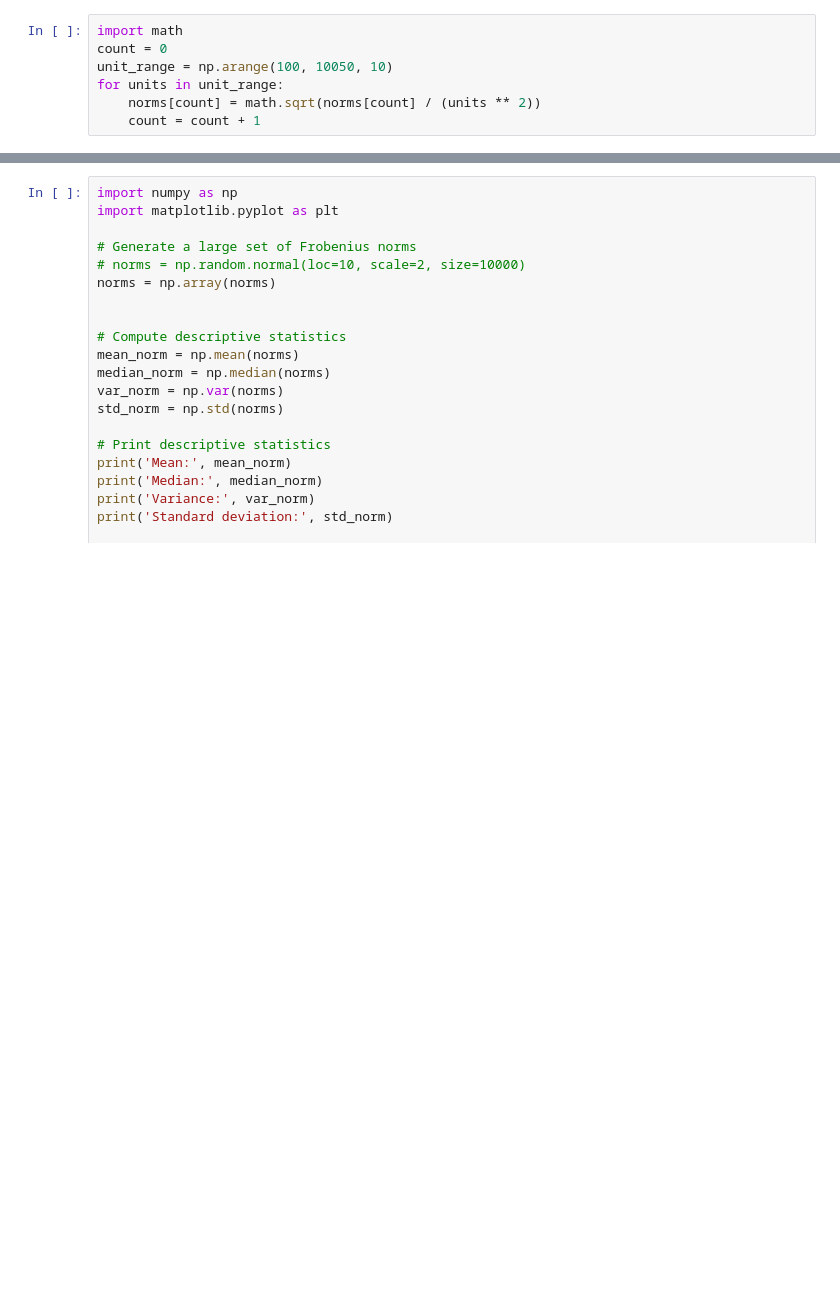
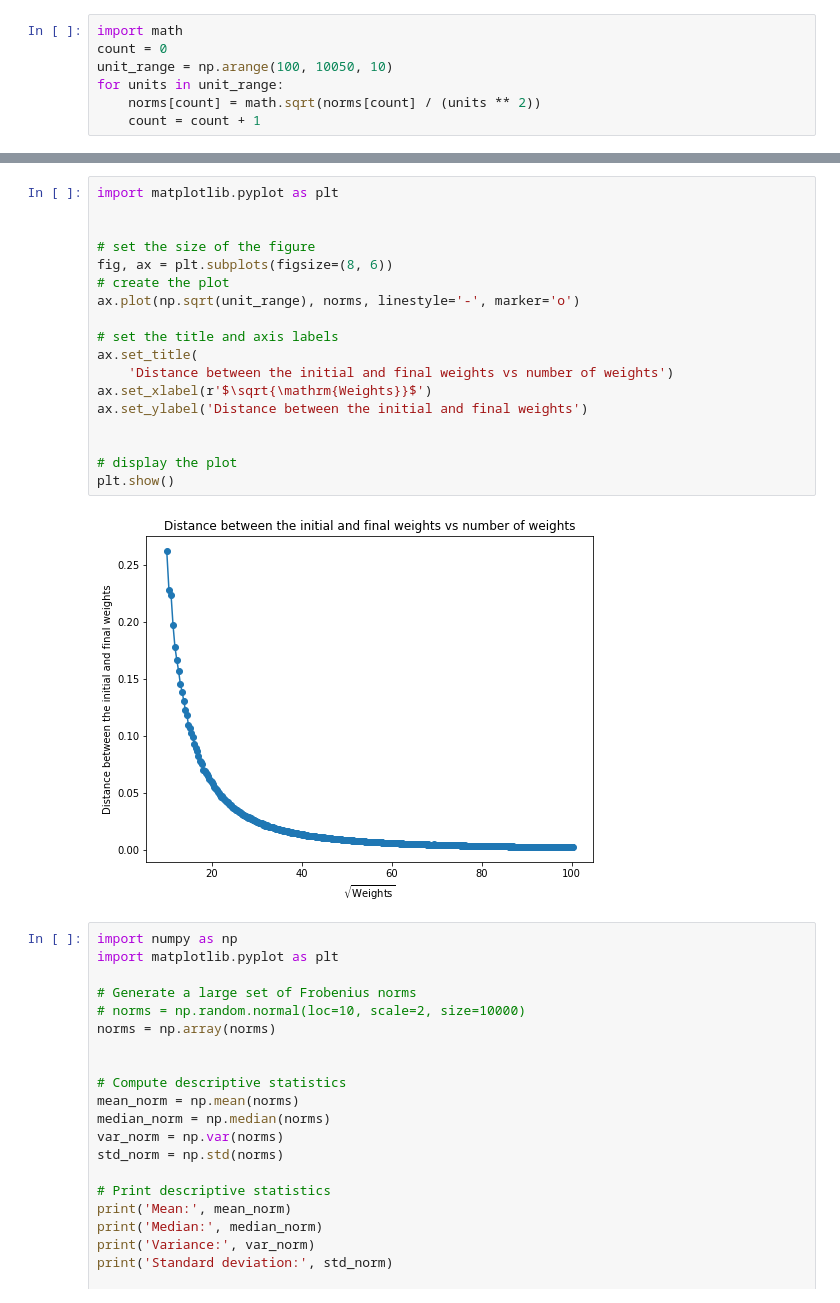
Before and after one commit to Kennethm-spec/Exploring-the-Limits-of-Lazy-Training-in-Neural-Networks, a Jupyter notebook: Loop_pytorch.ipynb, the cells around one changed output, grey strips where cells are left out. Cells and saved outputs as stored; diff of their text form; blank space fills up the shorter version.

```diff
--- a/Loop_pytorch.ipynb
+++ b/Loop_pytorch.ipynb
@@ -299,6 +328,26 @@ ax.set_ylabel('Distance between the initial and final weights')
 plt.show()
 # %% [output]
 [figure]
+# %%
+import matplotlib.pyplot as plt
+
+
+# set the size of the figure
+fig, ax = plt.subplots(figsize=(8, 6))
+# create the plot
+ax.plot(np.sqrt(unit_range), norms, linestyle='-', marker='o')
+
+# set the title and axis labels
+ax.set_title(
+    'Distance between the initial and final weights vs number of weights')
+ax.set_xlabel(r'$\sqrt{\mathrm{Weights}}$')
+ax.set_ylabel('Distance between the initial and final weights')
+
+
+# display the plot
+plt.show()
+# %% [output]
+[figure, added]
 # %%
 import numpy as np
 import matplotlib.pyplot as plt
```
Also changed, not shown: parts of 5 cells of this notebook, 8 other files.
